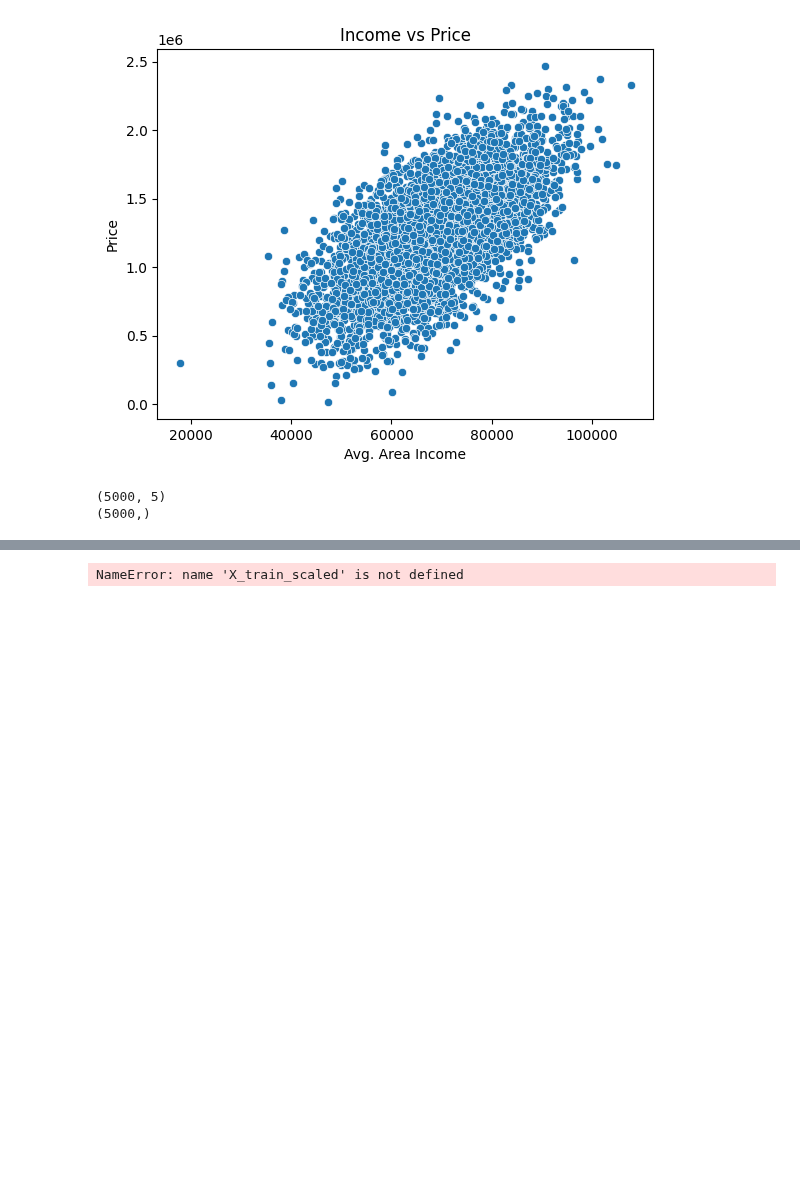
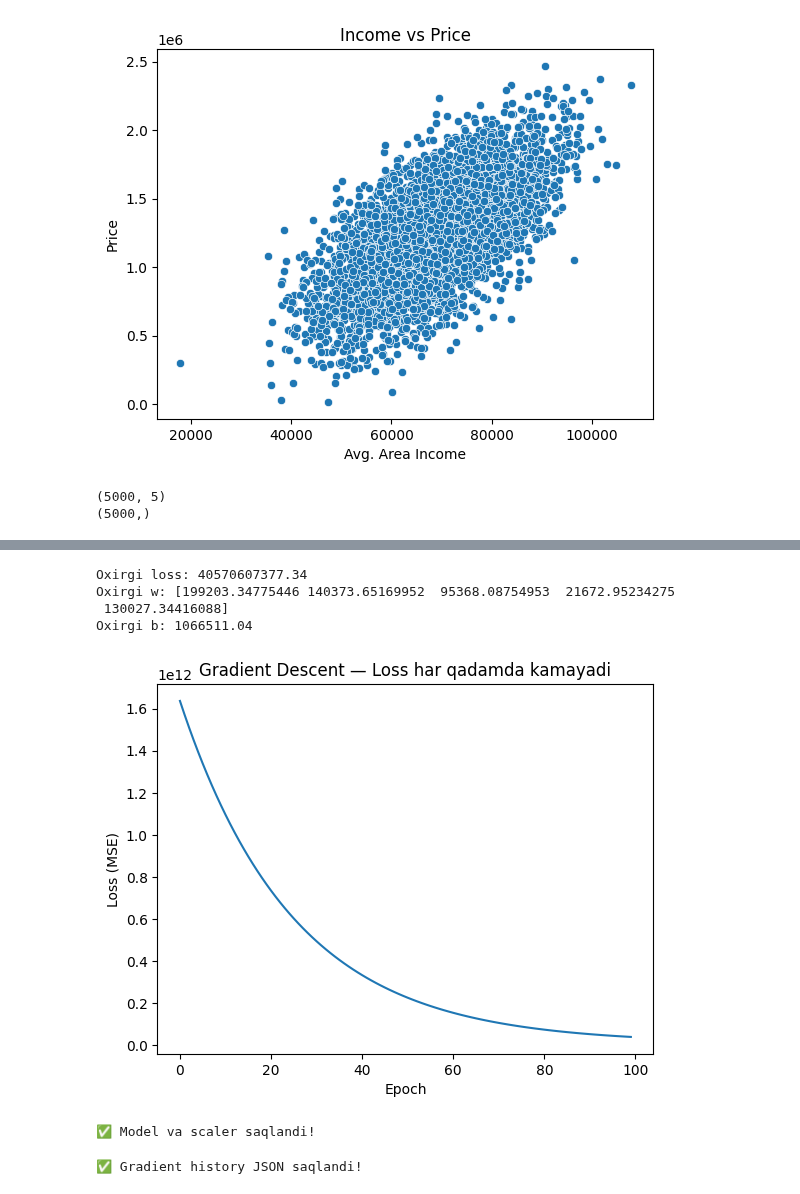
Before and after one commit to sevaradevoloper/machine-learning-class-work, a Jupyter notebook: linearmodel.ipynb, the cells around one changed output, grey strips where cells are left out. Cells and saved outputs as stored; diff of their text form; code cells hidden in the pictures; blank space fills up the shorter version.

```diff
--- a/linearmodel.ipynb
+++ b/linearmodel.ipynb
@@ -96,6 +96,11 @@ print(y.shape)
 
 
 X_train,X_test,y_train,y_test = train_test_split(X,y,test_size=0.2,random_state=42)
+
+from sklearn.preprocessing import StandardScaler
+scaler = StandardScaler()
+X_train_scaled = scaler.fit_transform(X_train)
+X_test_scaled = scaler.transform(X_test)
 # %% [output]
 (5000, 5)
 (5000,)
@@ -103,7 +108,7 @@ X_train,X_test,y_train,y_test = train_test_split(X,y,test_size=0.2,random_state=
 # linear regression
 # %%
 model = LinearRegression()
-model.fit(X_train,y_train)
+model.fit(X_train_scaled,y_train)
 # w (weights) — har bir feature uchun
 print("Weights (w):")
 for feature, w in zip(X.columns, model.coef_):
@@ -134,7 +139,7 @@ def show_all_metrics(y_true,y_pred):
   print(f"RMSE :{rmse:.4f}")
   print(f"R2 : {r2:.4f}")
 
-y_pred = model.predict(X_test)
+y_pred = model.predict(X_test_scaled)
 
 show_all_metrics(y_test,y_pred)
 # %% [output]
@@ -191,4 +196,53 @@ print(f"Oxirgi loss: {history[-1]['loss']:.2f}")
 print(f"Oxirgi w: {w}")
 print(f"Oxirgi b: {b:.2f}")
 # %% [output]
-NameError: name 'X_train_scaled' is not defined
+Oxirgi loss: 40570607377.34
+Oxirgi w: [199203.34775446 140373.65169952  95368.08754953  21672.95234275
+ 130027.34416088]
+Oxirgi b: 1066511.04
+# %%
+import matplotlib.pyplot as plt
+
+losses = [h['loss'] for h in history]
+plt.plot(losses)
+plt.xlabel("Epoch")
+plt.ylabel("Loss (MSE)")
+plt.title("Gradient Descent — Loss har qadamda kamayadi")
+plt.show()
+# %% [output]
+[figure, added]
+# %%
+import joblib
+
+# sklearn modelini saqlaymiz (aniq model — House Price loyihasi uchun)
+joblib.dump(model, 'linear_regression_model.pkl')
+
+# Scaler'ni ham saqlaymiz (yangi ma'lumotni transform qilish uchun kerak!)
+joblib.dump(scaler, 'scaler.pkl')
+
+print("✅ Model va scaler saqlandi!")
+# %% [output]
+✅ Model va scaler saqlandi!
+# %%
+import json
+
+# Vizual uchun history'ni biroz yengillashtiramiz
+# (100 epoch ko'p — har bir epoch'ni saqlaymiz, lekin w'larni ham qo'shamiz)
+visual_data = {
+    "feature_names": X.columns.tolist(),
+    "learning_rate": alpha,
+    "epochs": epochs,
+    "history": history,   # har epoch: loss, w, b
+    "final_metrics": {
+        "mae": 80879.09,
+        "rmse": 100444.06,
+        "r2": 0.9180
+    }
+}
+
+with open('gradient_history.json', 'w') as f:
+    json.dump(visual_data, f, indent=2)
+
+print("✅ Gradient history JSON saqlandi!")
+# %% [output]
+✅ Gradient history JSON saqlandi!
```
Also changed, not shown: parts of 3 cells of this notebook.
